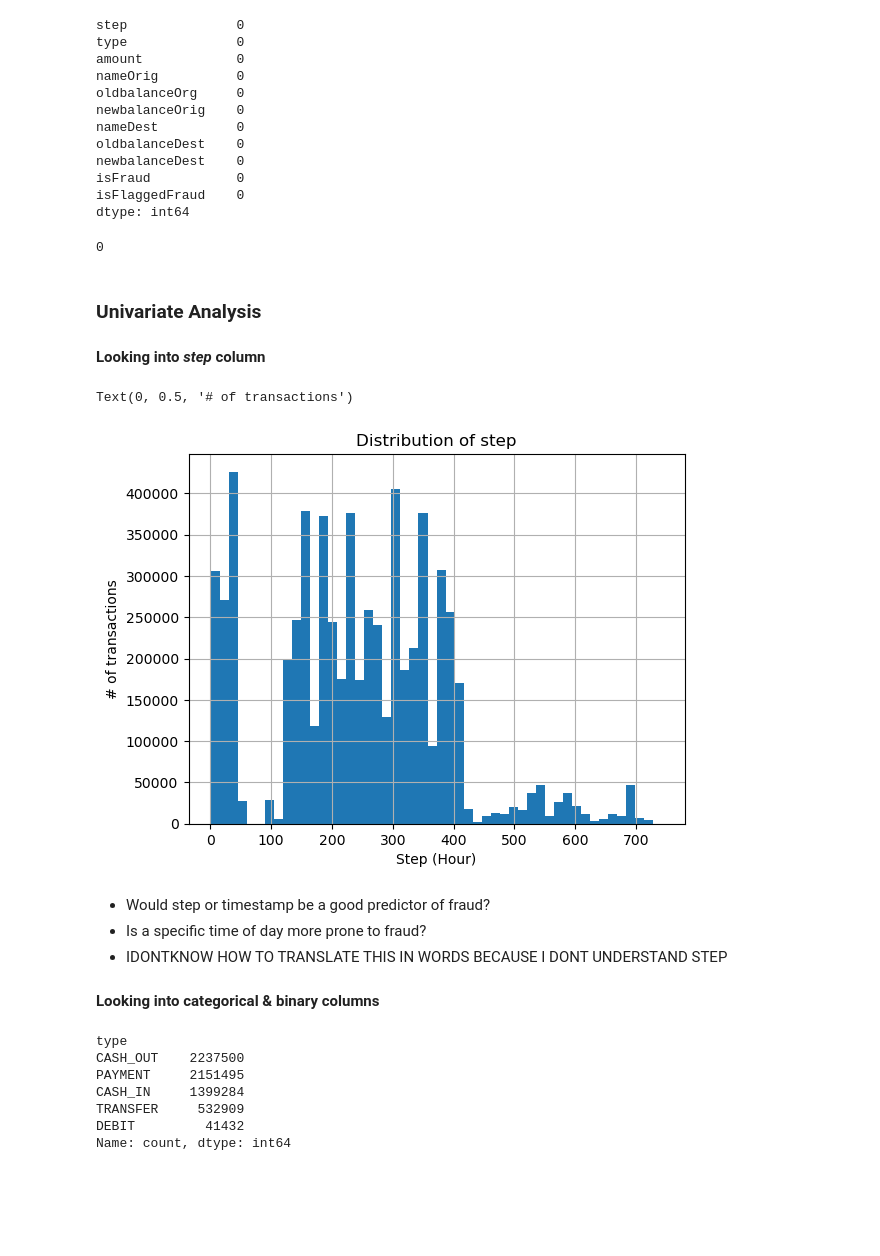
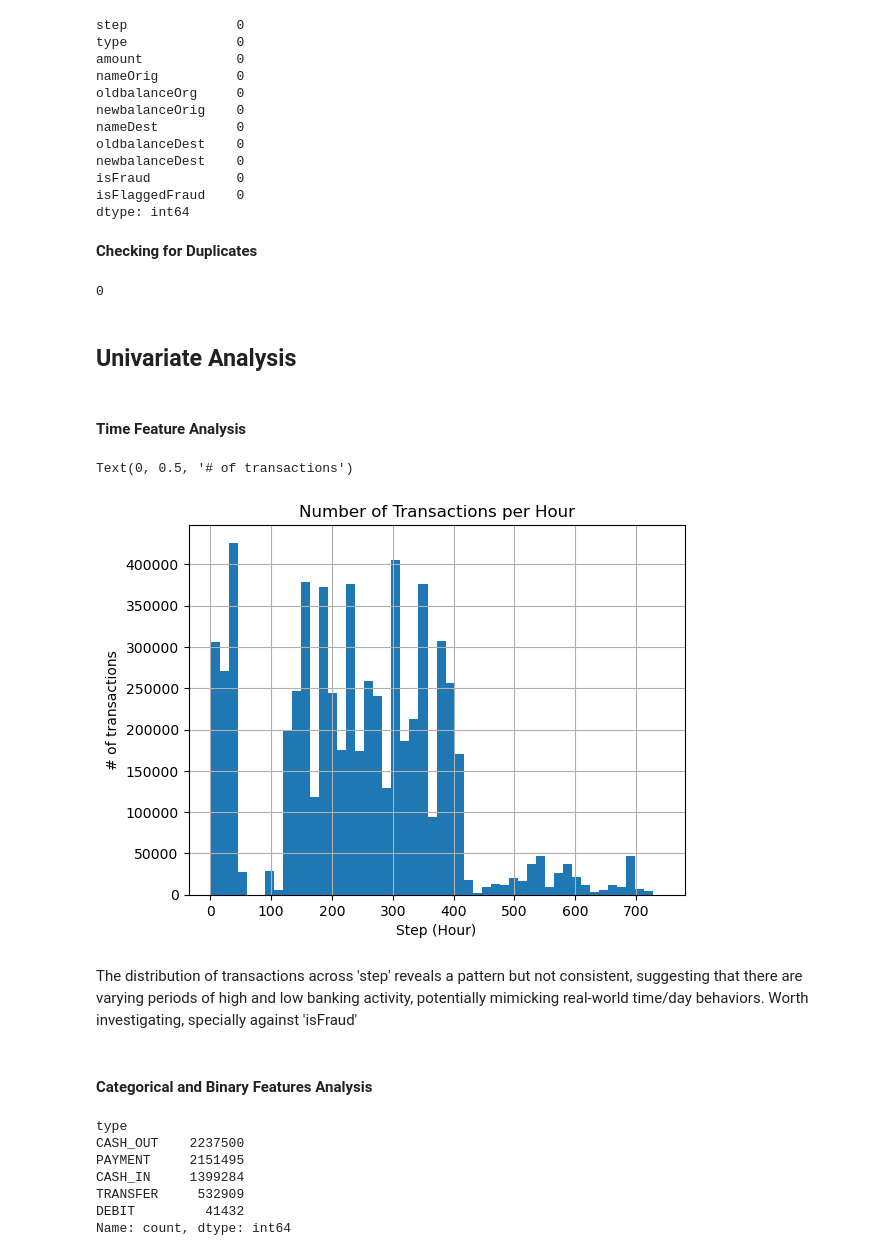
Before and after one commit to ach0309/Fraud_Detection_Project, a Jupyter notebook: code/explore.ipynb, the cells around one changed output. Cells and saved outputs as stored; diff of their text form; code cells hidden in the pictures; blank space fills up the shorter version.

```diff
--- a/code/explore.ipynb
+++ b/code/explore.ipynb
@@ -65,27 +76,27 @@ newbalanceDest    0
 isFraud           0
 isFlaggedFraud    0
 dtype: int64
+# %% [markdown]
+**Checking for Duplicates**
 # %%
 # Check for duplicates
 print(df.duplicated().sum())
 # %% [output]
 0
 # %% [markdown]
-### Univariate Analysis
+## Univariate Analysis
 # %% [markdown]
-**Looking into *step* column**
+#### **Time Feature Analysis**
 # %%
 df['step'].hist(bins=50)
-plt.title("Distribution of step")
+plt.title("Number of Transactions per Hour")
 plt.xlabel("Step (Hour)")
 plt.ylabel("# of transactions")
 # %% [output]
 Text(0, 0.5, '# of transactions')
-[figure, old version]
+[figure, new version]
 # %% [markdown]
-- Would step or timestamp be a good predictor of fraud?
-- Is a specific time of day more prone to fraud?
-- IDONTKNOW HOW TO TRANSLATE THIS IN WORDS BECAUSE I DONT UNDERSTAND STEP
+The distribution of transactions across 'step' reveals a pattern but not consistent, suggesting that there are varying periods of high and low banking activity, potentially mimicking real-world time/day behaviors. Worth investigating, specially against 'isFraud'
 # %% [markdown]
-**Looking into categorical & binary columns**
+#### **Categorical and Binary Features Analysis**
 # %%
```
Also changed, not shown: parts of 35 cells of this notebook, 5 other files.
